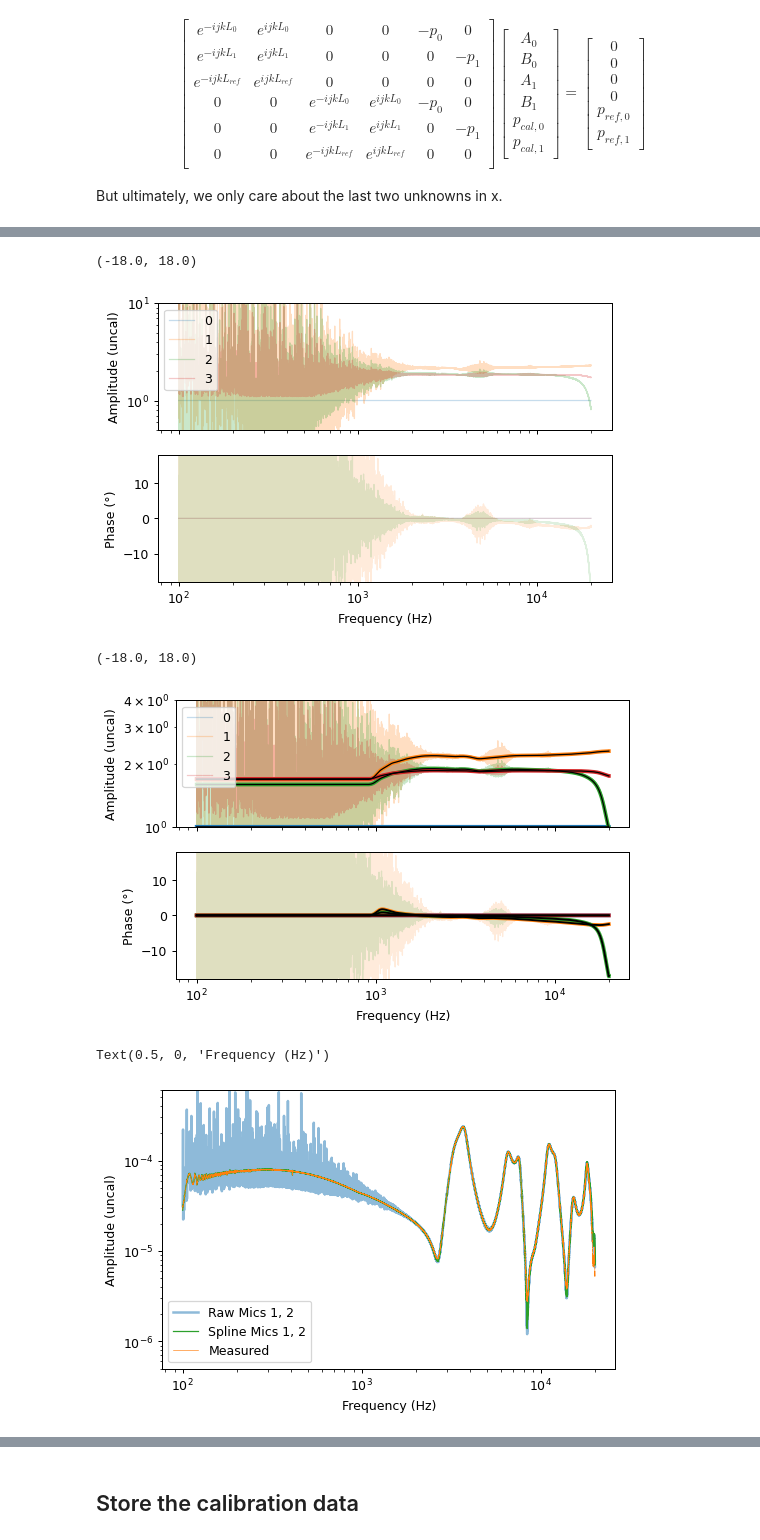
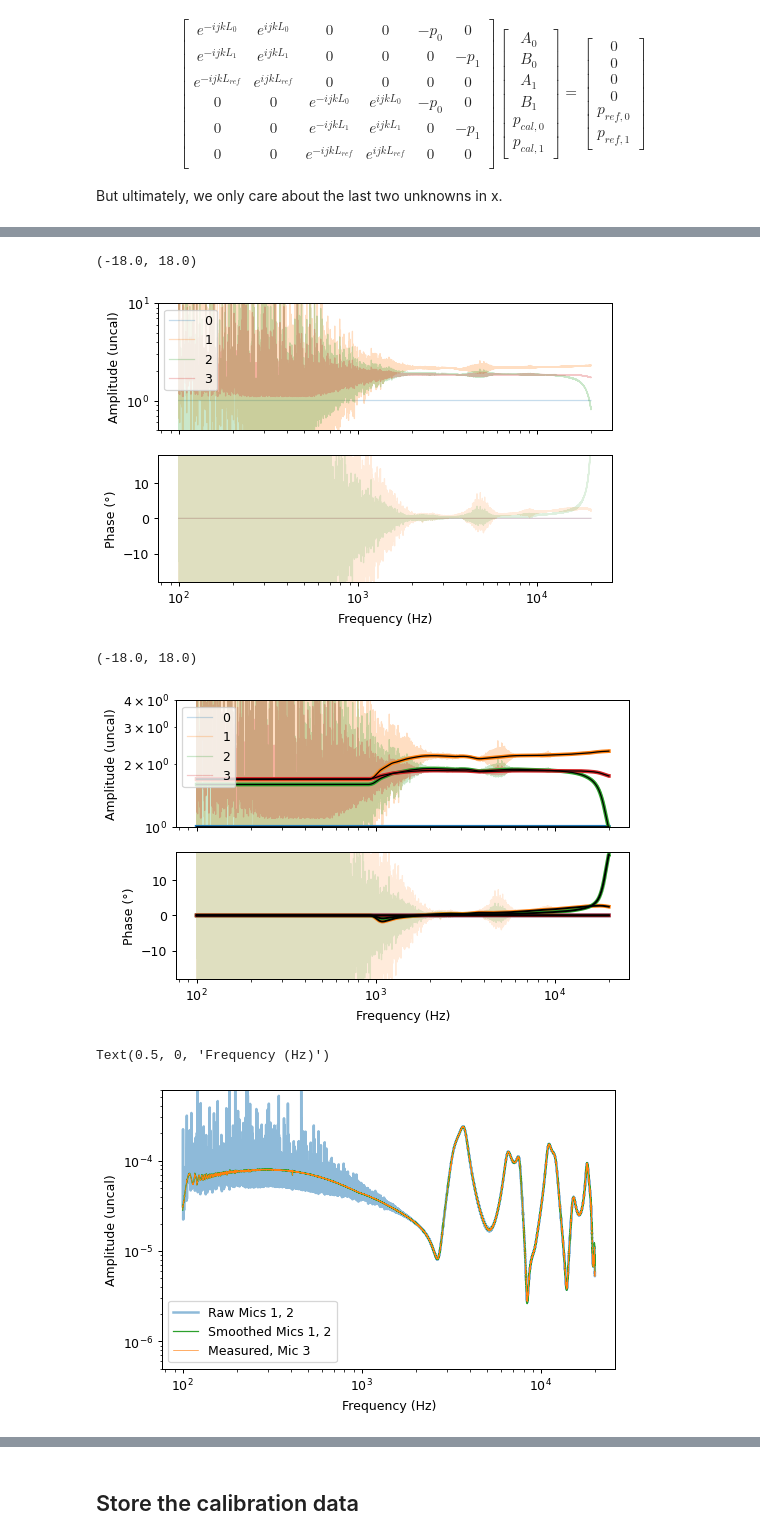
Before and after one commit to Tympan/auren-python, a Jupyter notebook: jupyter_notebooks/2024-07-02_auren_calibration_0.ipynb, the cells around one changed output, grey strips where cells are left out. Drawn from its saved outputs; the diff is of its cells as text; code cells hidden in the pictures.

```diff
--- a/jupyter_notebooks/2024-07-02_auren_calibration_0.ipynb
+++ b/jupyter_notebooks/2024-07-02_auren_calibration_0.ipynb
@@ -309,7 +311,7 @@ We don't have enough equations (3 equations, 4 unknowns), so we have to add addi
 But ultimately, we only care about the last two unknowns in x.
 # %%
 channels = [0, 1, 2, 3]  # NOTE: The reference channel is the last one listed (channels[-1])
-# channels = [1, 2, 3]  # NOTE: The reference channel is the last one listed (channels[-1])
+channels = [1, 2, 3]  # NOTE: The reference channel is the last one listed (channels[-1])
 n_channels = len(channels)
 n_caverns = 4
 trial_number = 0
@@ -405,6 +407,7 @@ But ultimately, we only care about the last three unknowns in x.
 # %%
 # channels = [0, 1, 2, 3]
 channels = [1, 2, 3]
+# channels = [1, 3]  # This doesn't work -- always 1 channel short
 n_channels = len(channels)
 n_caverns = 4
 trial_number = 0
@@ -426,7 +429,8 @@ for j in range(n_caverns):
 # A = u @ np.diag(s) @ vh = 0  Ax = lambda x -- solve for x
 u,s,vh = np.linalg.svd(A)
 cal_cab = vh[:, -1, :]
-# cal_cab = vh[:, :, -1]
+# cal_cab = vh[:, :, -1]  # Wrong order because vh is hermetian transpose
+cal_cab = vh[:, -1, :].conjugate()  # Maybe taking conjugate is important?
 # %%
 # Sanity check:
 np.abs((A[0] @ cal_cab[0])), s[0, -1]
@@ -489,7 +493,7 @@ axs[1].set_xlabel('Frequency (Hz)')
 axs[1].set_ylim([-18, 18])
 # %% [output]
 (-18.0, 18.0)
-[figure, old version]
+[figure, new version]
 # %%
 cal_ordered = cal_ordered_cab
 # %%
@@ -567,34 +571,34 @@ axs[1].set_xlabel('Frequency (Hz)')
 axs[1].set_ylim([-18, 18])
 # %% [output]
 (-18.0, 18.0)
-[figure, old version]
+[figure, new version]
 # %%
 mic1 = 1
 mic2 = 2
 mic_ref = 3
 channel = 0
 trial = 0
 p3_pred = cavern_model.p_measured(
     f[0, 0] * units.Hz,
     x_mic[mic_ref],
     x_mic[mic1], x_mic[mic2],
     p[channel, trial, mic1] * cal_ordered[:, mic1], p[channel, trial, mic2] * cal_ordered[:, mic2])
 # mic1 = 1
 p3_pred_smooth = cavern_model.p_measured(
     f[0, 0] * units.Hz,
     x_mic[mic_ref],
     x_mic[mic1], x_mic[mic2],
     p[channel, trial, mic1] * cal2[:, mic1], p[channel, trial, mic2] * cal2[:, mic2])
 
 fig, axs = plt.subplots(1, 1, sharex=True, **figkwargs)
 axs.loglog(f[0, 0], np.abs(p3_pred), 'C0', lw=2, alpha=0.5, label="Raw Mics %s, %s" % (mic1, mic2))
-axs.loglog(f[0, 0], np.abs(p3_pred_smooth), 'C2', lw=1, label="Spline Mics %s, %s" % (mic1, mic2))
-axs.loglog(f[0, 0], np.abs(p[channel, trial, mic_ref] * cal2[:, mic_ref]), 'C1', lw=0.5, label="Measured")
+axs.loglog(f[0, 0], np.abs(p3_pred_smooth), 'C2', lw=1, label="Smoothed Mics %s, %s" % (mic1, mic2))
+axs.loglog(f[0, 0], np.abs(p[channel, trial, mic_ref] * cal2[:, mic_ref]), 'C1', lw=0.5, label="Measured, Mic %d" % mic_ref)
 axs.legend()
 plt.ylim(5e-7, 6e-4)
 axs.set_ylabel("Amplitude (uncal)")
 axs.set_xlabel('Frequency (Hz)')
 # %% [output]
 Text(0.5, 0, 'Frequency (Hz)')
-[figure, old version]
+[figure, new version]
 # %% [markdown]
```
Also changed, not shown: parts of 25 cells of this notebook, 2 other files.
